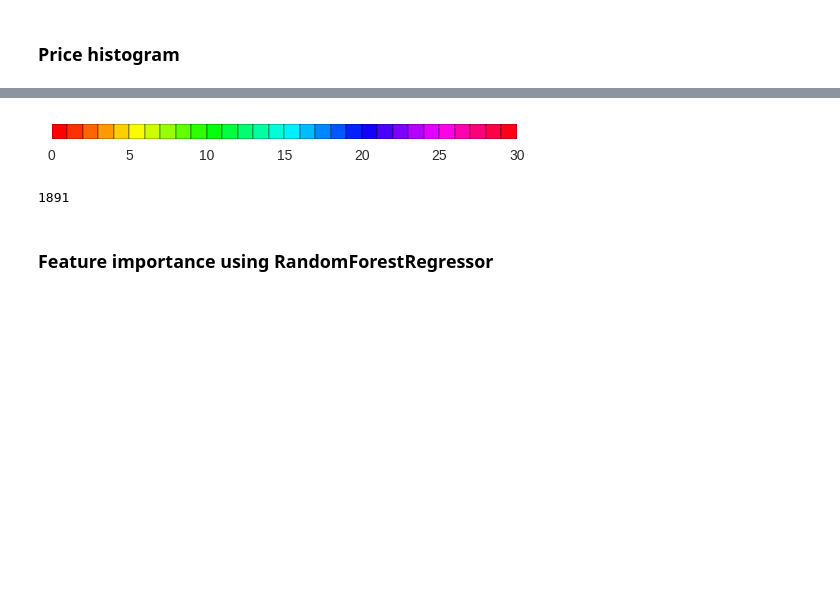
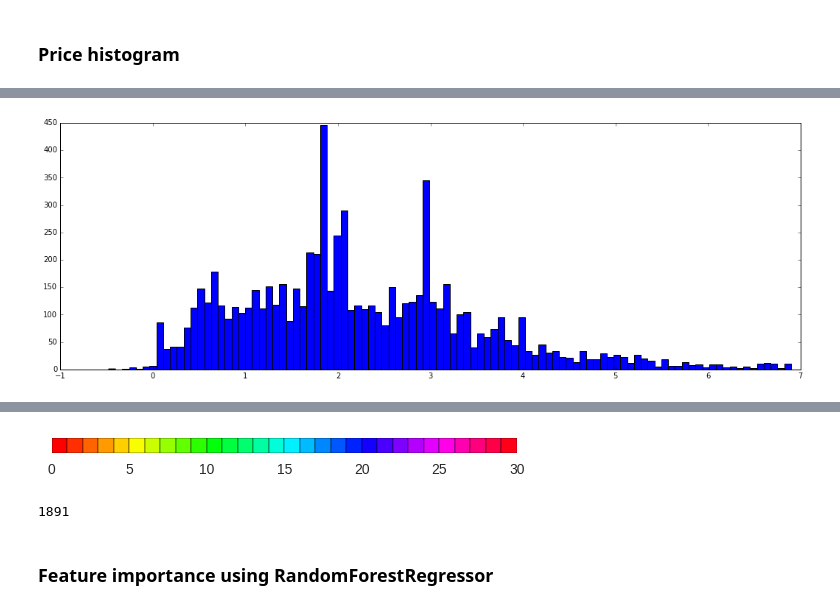
Before and after one commit to vfdev-5/MDF-TDS, a Jupyter notebook: mdf_feature_engineering.ipynb, the cells around one changed output, grey strips where cells are left out. Saved outputs shown, nothing was run; the diff lists cells and outputs as text; code cells hidden in the pictures; blank space fills up the shorter version.

```diff
--- a/mdf_feature_engineering.ipynb
+++ b/mdf_feature_engineering.ipynb
@@ -73,6 +67,9 @@ sns.distplot(PROCESSED_TRAIN['prix'], color='green', kde=False) #kde = kernel de
 # %%
 plt.figure(figsize=(18, 6))
 PROCESSED_TRAIN['logprix'] = PROCESSED_TRAIN['prix'].apply(np.log)
-sns.distplot(PROCESSED_TRAIN['logprix'], color='green', kde=False)
+out = plt.hist(PROCESSED_TRAIN['logprix'], bins=100)
+#sns.distplot(PROCESSED_TRAIN['logprix'], color='green', kde=False)
+# %% [output]
+[figure, added]
 # %%
 PROCESSED_TRAIN.columns.values
```
Also changed, not shown: parts of 6 cells of this notebook, 1 other file.
